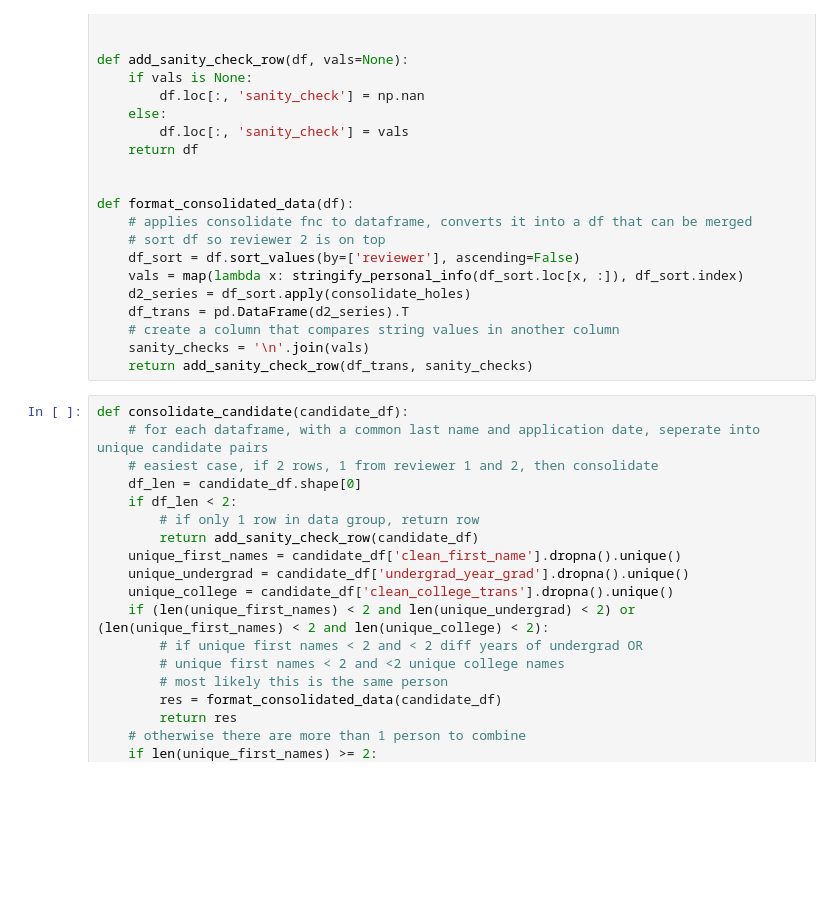
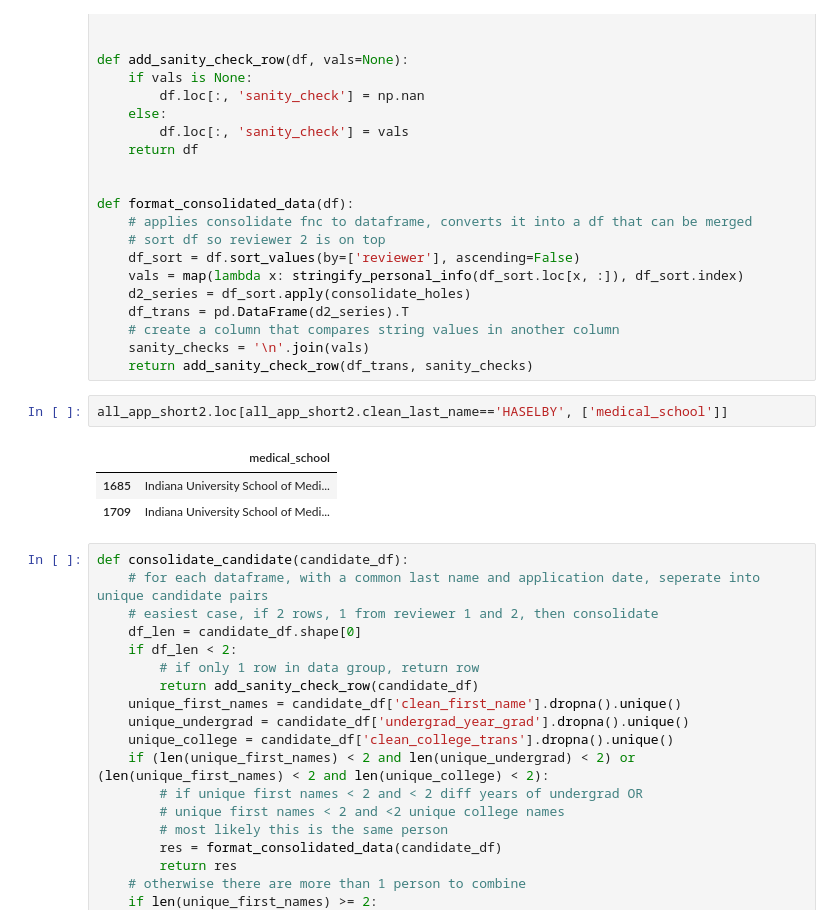
Before and after one commit to Lrraymond13/yellow_beret, a Jupyter notebook: Compile Application Card Raw Data, Dedup and Standardize.ipynb, the cells around one changed output. Drawn from its saved outputs; the diff is of its cells as text; blank space fills up the shorter version.

```diff
--- a/Compile Application Card Raw Data, Dedup and Standardize.ipynb
+++ b/Compile Application Card Raw Data, Dedup and Standardize.ipynb
@@ -330,6 +373,12 @@ def format_consolidated_data(df):
     # create a column that compares string values in another column
     sanity_checks = '\n'.join(vals)
     return add_sanity_check_row(df_trans, sanity_checks)
+# %%
+all_app_short2.loc[all_app_short2.clean_last_name=='HASELBY', ['medical_school']]
+# %% [output]
+|  | medical_school |
+| 1685 | Indiana University School of Medi... |
+| 1709 | Indiana University School of Medi... |
 # %%
 def consolidate_candidate(candidate_df):
     # for each dataframe, with a common last name and application date, seperate into unique candidate pairs
```
Also changed, not shown: parts of 13 cells of this notebook.
